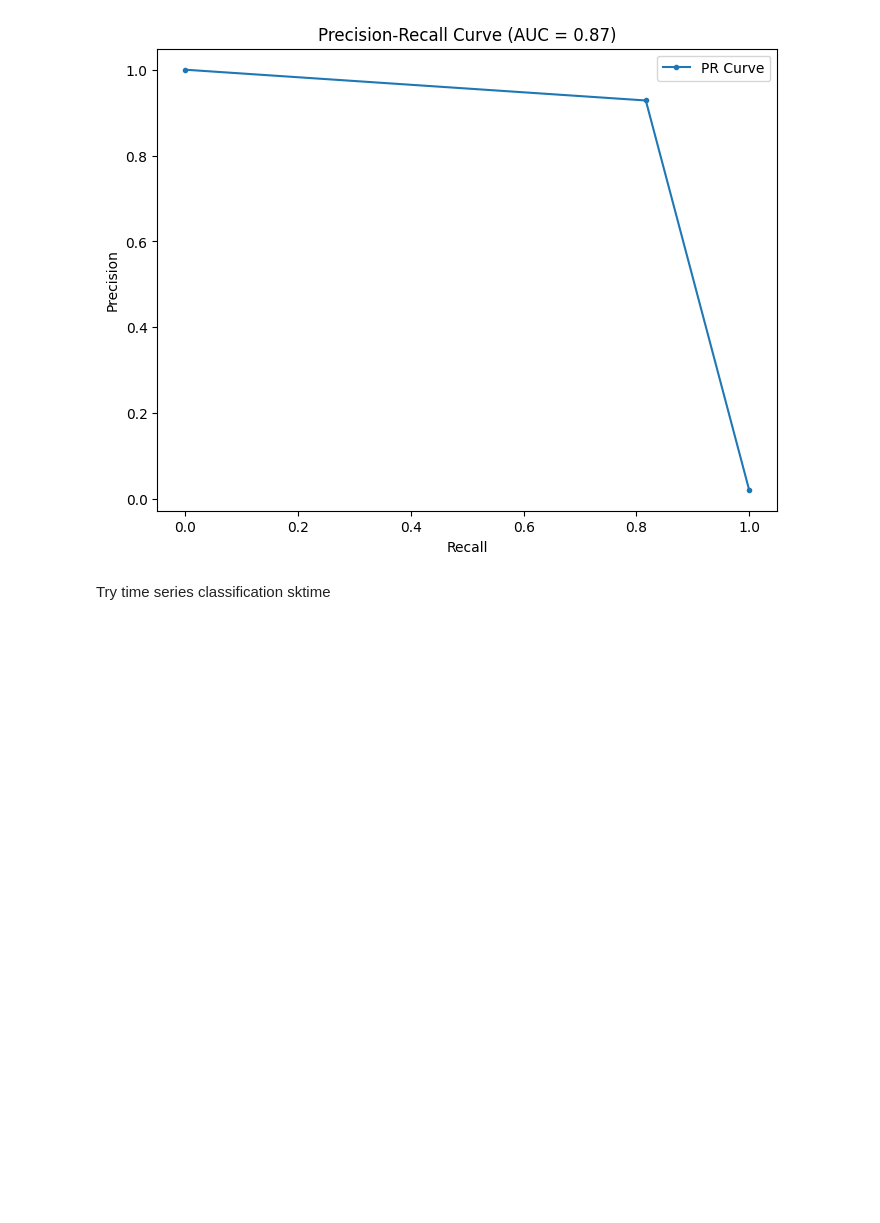
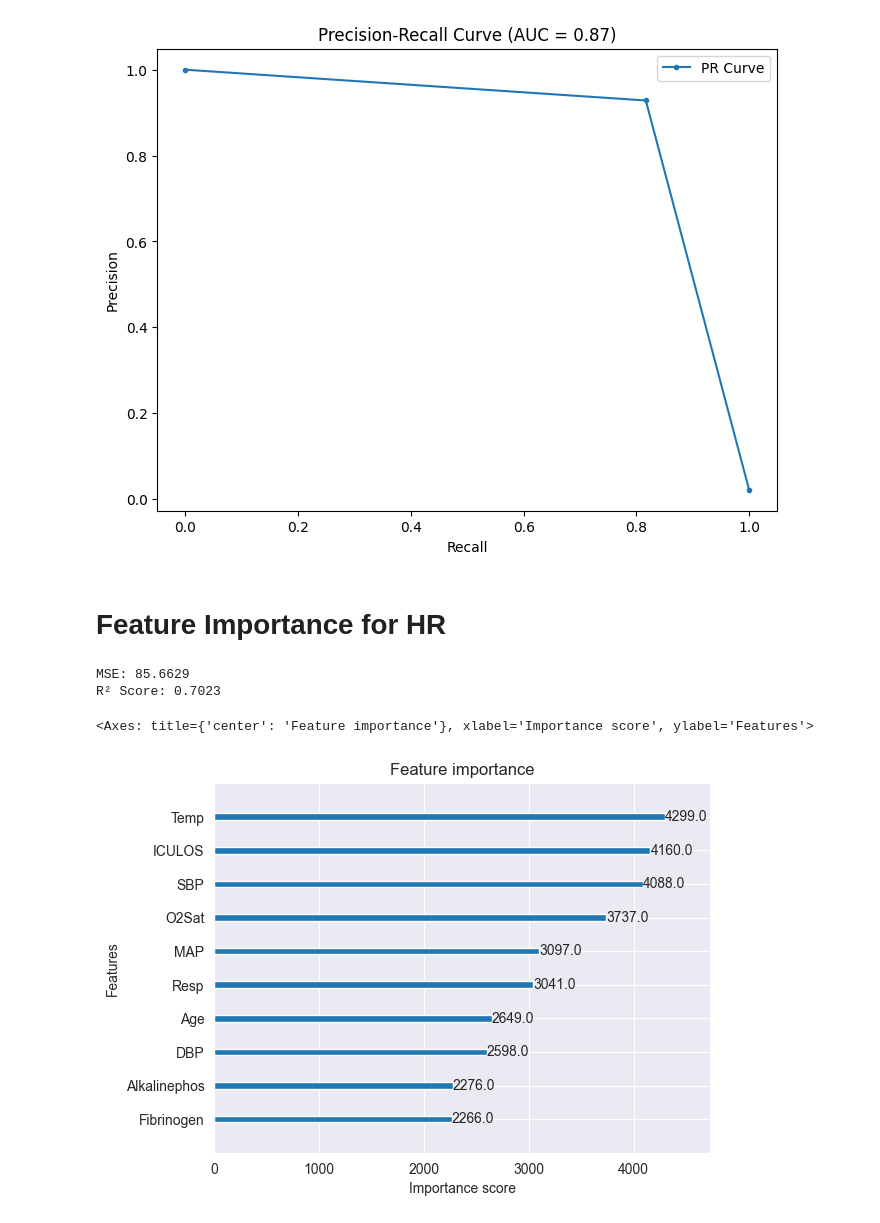
Before and after one commit to emsyoungg/sepsis_forecasting, a Jupyter notebook: Classification/xgboostClassification.ipynb, the cells around one changed output. Cells and saved outputs as stored; diff of their text form; code cells hidden in the pictures; blank space fills up the shorter version.

```diff
--- a/Classification/xgboostClassification.ipynb
+++ b/Classification/xgboostClassification.ipynb
@@ -98,5 +86,36 @@ plt.legend()
 plt.show()
 # %% [output]
 [figure]
-# %% [markdown]
-Try time series classification sktime
+# %% [markdown]
+# Feature Importance for HR
+# %%
+
+df = hospital_df.copy()
+target = "HR"
+features = [col for col in df.columns if col != target]  # Use all columns except target
+
+df[features] = df.groupby("Patient_ID")[features].ffill().bfill()
+df = df.dropna(subset=[target])
+
+X = df[features]
+y = df[target]
+
+X_train, X_test, y_train, y_test = train_test_split(X, y, test_size=0.2, random_state=42)  # no stratify
+
+model = XGBRegressor(max_depth=10)
+model.fit(X_train, y_train)
+
+y_pred = model.predict(X_test)
+mse = mean_squared_error(y_test, y_pred)
+r2 = r2_score(y_test, y_pred)
+
+print(f"MSE: {mse:.4f}")
+print(f"R² Score: {r2:.4f}")
+# %% [output]
+MSE: 85.6629
+R² Score: 0.7023
+# %%
+xgb.plot_importance(model, importance_type="weight", max_num_features=10)
+# %% [output]
+<Axes: title={'center': 'Feature importance'}, xlabel='Importance score', ylabel='Features'>
+[figure, added]
```
Also changed, not shown: parts of 28 cells of this notebook, 4 other files.
